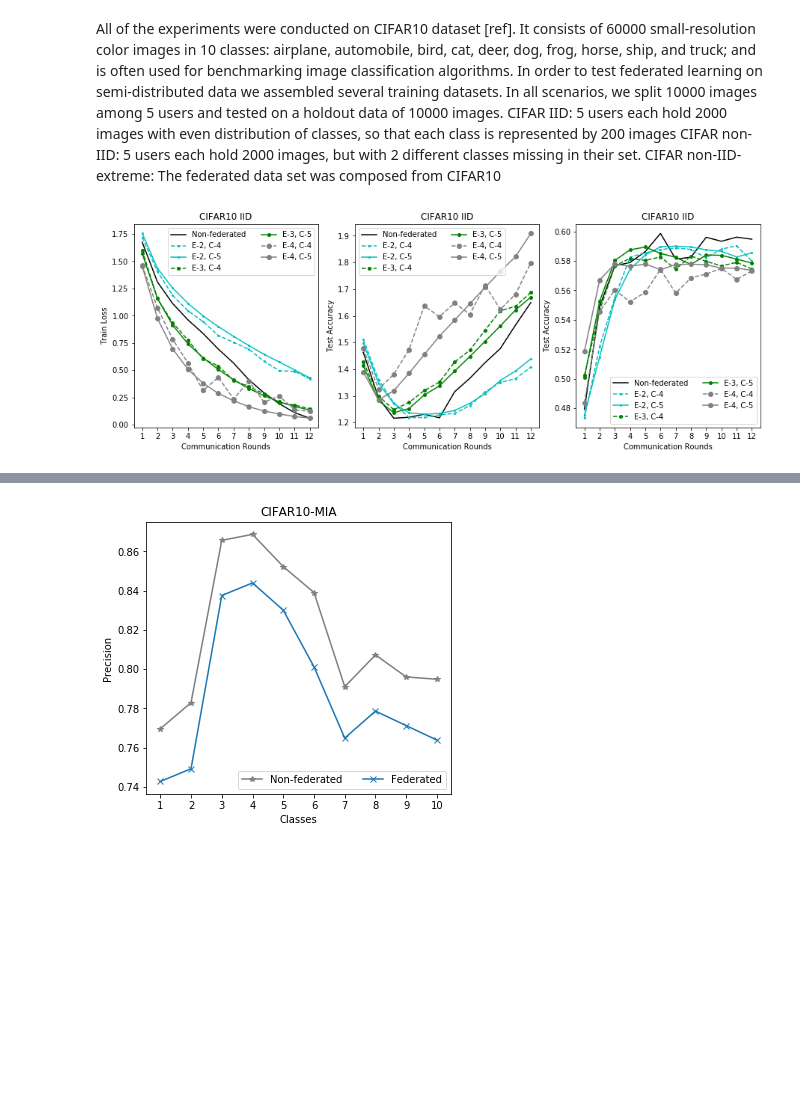
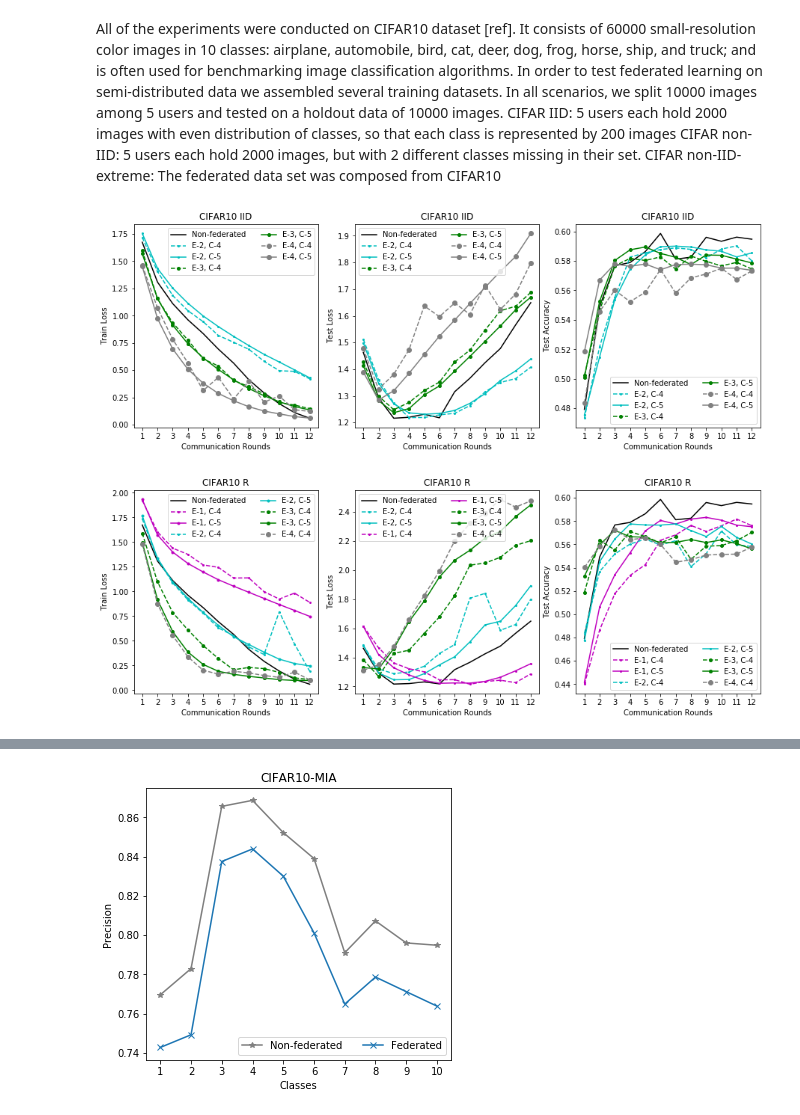
Before and after one commit to abogdanova/FedMed, a Jupyter notebook: Experiments.ipynb, the cells around one changed output, grey strips where cells are left out. Cells and saved outputs as stored; diff of their text form; code cells hidden in the pictures; blank space fills up the shorter version.

```diff
--- a/Experiments.ipynb
+++ b/Experiments.ipynb
@@ -116,12 +116,76 @@ plt.plot(iE3C5Test, 'go', label='E-3, C-5', markersize = 4, linestyle='-')
 plt.plot(iE4C4Test, color='grey', marker='o', label='E-4, C-4', markersize = 6, linestyle='--')
 plt.plot(iE4C5Test, color='grey', marker='o', label='E-4, C-5', markersize = 6, linestyle='-')
 plt.xticks(np.arange(1, 13, step=1))
-plt.ylabel('Test Accuracy')
+plt.ylabel('Test Loss')
 plt.xlabel('Communication Rounds')
 plt.title("CIFAR10 IID")
 plt.legend(ncol=2)
 
 plt.show()
 # %% [output]
-[figure, old version]
+[figure, new version]
+# %%
+# Exp 7 Realistic
+plt.figure(figsize=(15,5))
+
+plt.subplot(1,3,1)
+plt.plot(NFTrain, color="black", markersize = 6, label="Non-federated", linestyle='-')
+#plt.plot(rE2C2Train, 'co', label='E-2 C-2', markersize = 2, linestyle=':')
+plt.plot(rE1C4Train, 'mo', label='E-1, C-4', markersize = 2, linestyle='--')
+plt.plot(rE1C5Train,'mo', label='E-1, C-5', markersize = 3, linestyle='-')
+plt.plot(rE2C4Train, 'co', label='E-2, C-4', markersize = 2, linestyle='--')
+plt.plot(rE2C5Train,'co', label='E-2, C-5', markersize = 3, linestyle='-')
+#plt.plot(rE3C2Train, 'go', label='E-3, C-2', markersize = 4, linestyle=':')
+plt.plot(rE3C4Train, 'go', label='E-3, C-4', markersize = 4, linestyle='--')
+plt.plot(rE3C5Train, 'go', label='E-3, C-5', markersize = 4, linestyle='-')
+#plt.plot(rE4C2Train, 'go', label='E-4, C-4', markersize = 6, linestyle=':')
+plt.plot(rE4C4Train, color='grey', marker='o', label='E-4, C-4', markersize = 6, linestyle='--')
+#plt.plot(rE4C5Train, color='grey', marker='o', label='E-4, C-5', markersize = 6, linestyle='--')
+plt.xticks(np.arange(1, 13, step=1))
+plt.ylabel('Train Loss')
+plt.xlabel('Communication Rounds')
+plt.legend(ncol=2)
+plt.title("CIFAR10 R")
+
+plt.subplot(1,3,3)
+plt.plot(NFAccuracy, color="black", markersize = 6, label="Non-federated", linestyle='-')
+#plt.plot(rE2C2Accuracy, 'co', label='E-2 C-2', markersize = 2, linestyle=':')
+plt.plot(rE1C4Accuracy, 'mo', label='E-1, C-4', markersize = 2, linestyle='--')
+plt.plot(rE1C5Accuracy, 'mo', label='E-1, C-5', markersize = 2, linestyle = '-')
+plt.plot(rE2C4Accuracy, 'co', label='E-2, C-4', markersize = 2, linestyle='--')
+plt.plot(rE2C5Accuracy, 'co', label='E-2, C-5', markersize = 2, linestyle = '-')
+#plt.plot(rE3C2Accuracy, 'go', label='E-3, C-2', markersize = 4, linestyle=':')
+plt.plot(rE3C4Accuracy, 'go', label='E-3, C-4', markersize = 4, linestyle='--')
+plt.plot(rE3C5Accuracy, 'go', label='E-3, C-5', markersize = 4, linestyle='-')
+#plt.plot(rE4C2Accuracy, 'go', label='E-4, C-2', markersize = 6, linestyle=':')
+plt.plot(rE4C4Accuracy, color='grey', marker='o', label='E-4, C-4', markersize = 6, linestyle='--')
+#plt.plot(rE4C5Accuracy, color='grey', marker='o', label='E-4, C-5', markersize = 6, linestyle='-')
+plt.xticks(np.arange(1, 13, step=1))
+plt.ylabel('Test Accuracy')
+plt.xlabel('Communication Rounds')
+plt.legend(ncol=2)
+plt.title("CIFAR10 R")
+
+plt.subplot(1,3,2)
+plt.plot(NFTest, color="black", markersize = 6, label="Non-federated", linestyle='-')
+#plt.plot(rE2C2Test, 'co', label='E-2 C-2', markersize = 2, linestyle=':')
+plt.plot(rE2C4Test, 'co', label='E-2, C-4', markersize = 2, linestyle='--')
+plt.plot(rE2C5Test, 'co', label='E-2, C-5', markersize = 2, linestyle='-')
+plt.plot(rE1C4Test, 'mo', label='E-1, C-4', markersize = 2, linestyle='--')
+plt.plot(rE1C5Test, 'mo', label='E-1, C-5', markersize = 2, linestyle='-')
+#plt.plot(rE3C2Test, 'go', label='E-3, C-2', markersize = 4, linestyle=':')
+plt.plot(rE3C4Test, 'go', label='E-3, C-4', markersize = 4, linestyle='--')
+plt.plot(rE3C5Test, 'go', label='E-3, C-5', markersize = 4, linestyle='-')
+#plt.plot(rE4C2Test, 'go', label='E-4, C-2', markersize = 6, linestyle=':')
+plt.plot(rE4C4Test, color='grey', marker='o', label='E-4, C-4', markersize = 6, linestyle='--')
+#plt.plot(rE4C5Test, color='grey', marker='o', label='E-4, C-5', markersize = 6, linestyle='-')
+plt.xticks(np.arange(1, 13, step=1))
+plt.ylabel('Test Loss')
+plt.xlabel('Communication Rounds')
+plt.legend(ncol=2)
+plt.title("CIFAR10 R")
+
+plt.show()
+# %% [output]
+[figure, added]
 # %%
```
Also changed, not shown: parts of 9 cells of this notebook, 2 other files.
